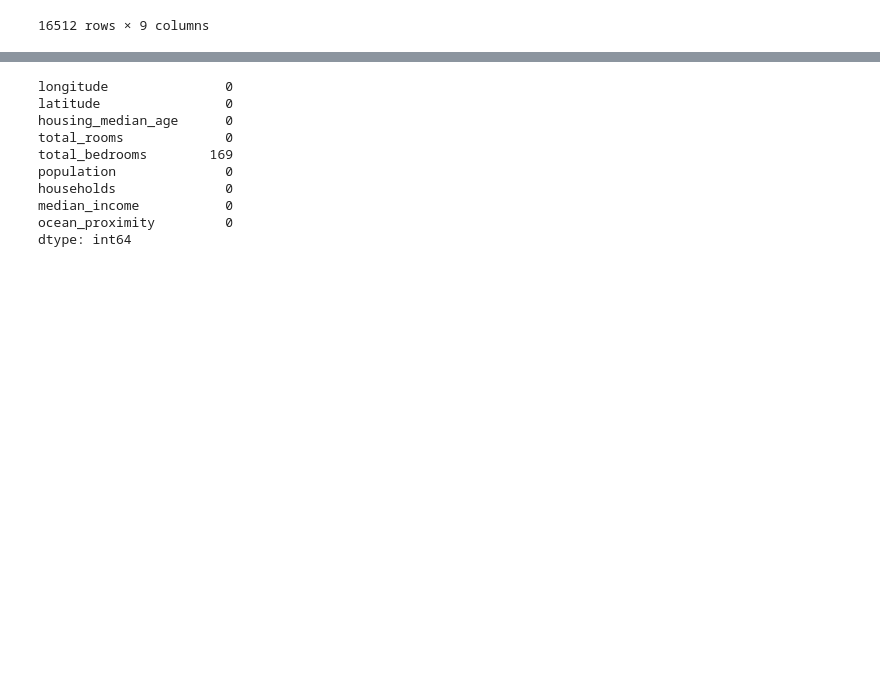
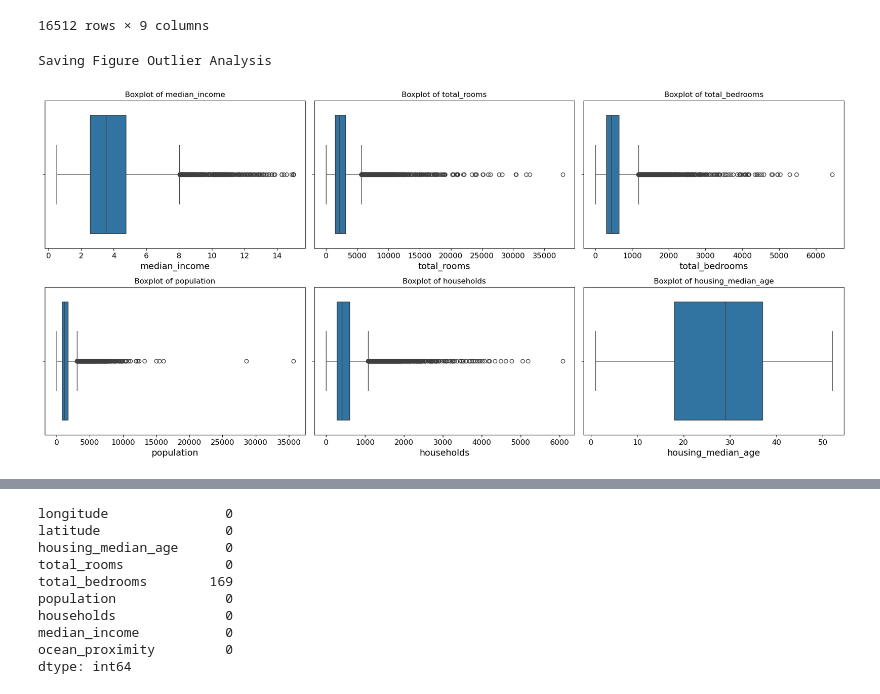
Before and after one commit to AhmedQassemDev2004/Calefornia-House-Pricing, a Jupyter notebook: California_House_Pricing.ipynb, the cells around one changed output, grey strips where cells are left out. Cells and saved outputs as stored; diff of their text form; code cells hidden in the pictures; blank space fills up the shorter version.

```diff
--- a/California_House_Pricing.ipynb
+++ b/California_House_Pricing.ipynb
@@ -311,3 +322,17 @@ X
 | 20294 | -119.19 | 34.17 | 27.0 | 2183.0 | 364.0 | 1458.0 | 388.0 | ... |
 | 16328 | -121.33 | 38.02 | 33.0 | 2854.0 | 489.0 | 1109.0 | 452.0 | ... |
 16512 rows × 9 columns
+# %%
+# Visualize the distribution of key numerical features
+num_cols = ['median_income', 'total_rooms', 'total_bedrooms', 'population', 'households', 'housing_median_age']
+plt.figure(figsize=(18, 12))
+for i, col in enumerate(num_cols, 1):
+    plt.subplot(3, 3, i)
+    sns.boxplot(x=X[col])
+    plt.title(f'Boxplot of {col}')
+plt.tight_layout()
+save_fig("Outlier Analysis")
+plt.show()
+# %% [output]
+Saving Figure Outlier Analysis
+[figure, added]
```
Also changed, not shown: parts of 5 cells of this notebook, 3 other files.
